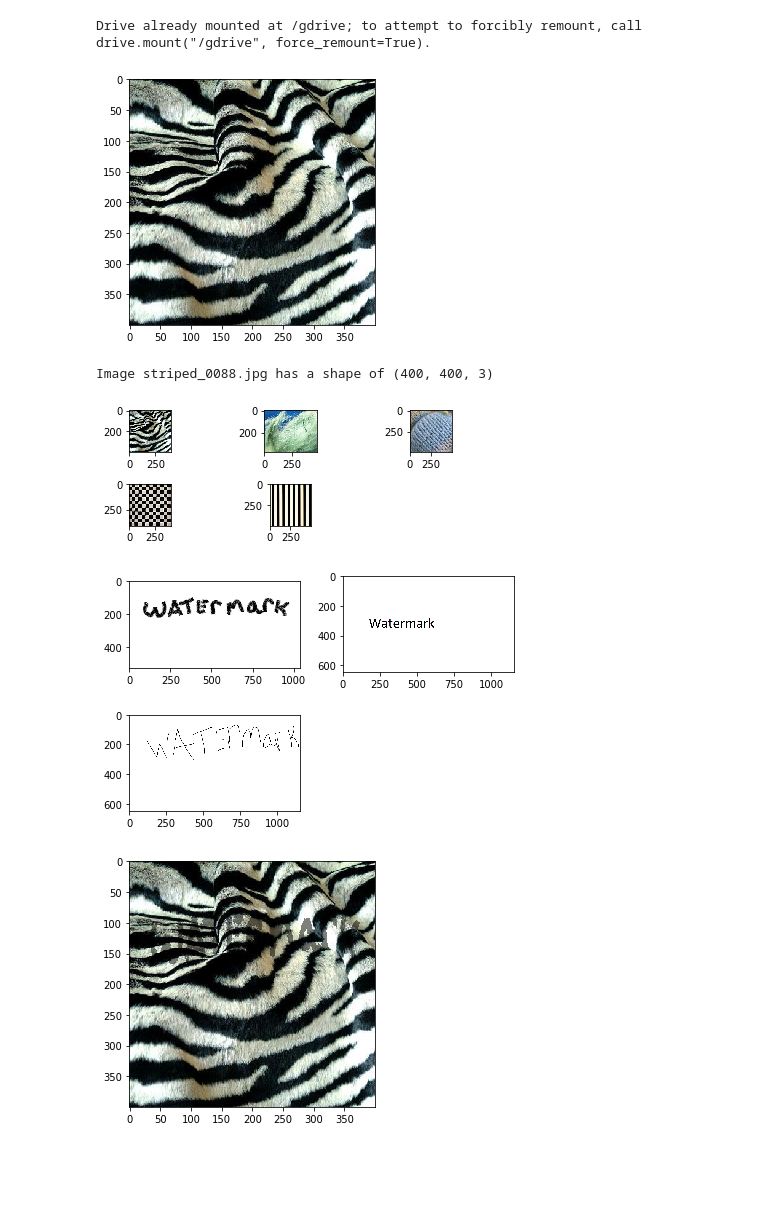
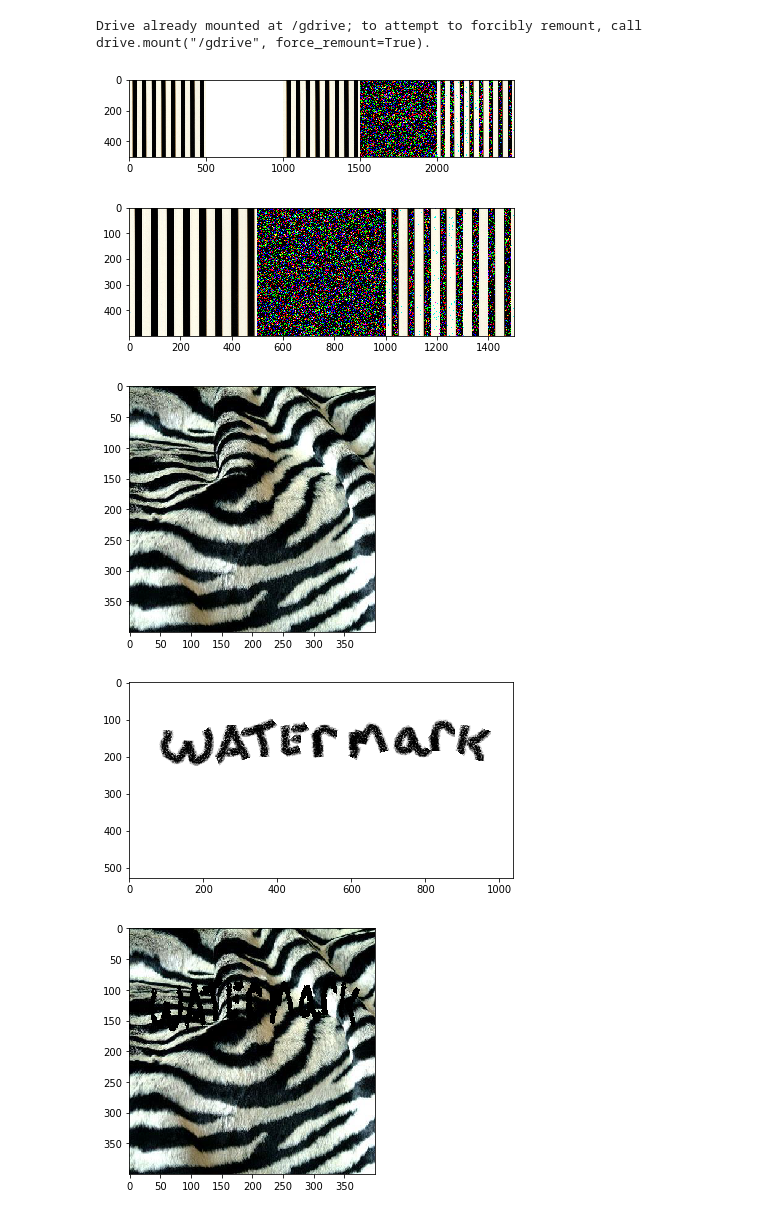
Before and after one commit to Babcock-R17/Image-Processing, a Jupyter notebook: Independent_Study.ipynb, the cells around one changed output. Cells and saved outputs as stored; diff of their text form; code cells hidden in the pictures; blank space fills up the shorter version.

```diff
--- a/Independent_Study.ipynb
+++ b/Independent_Study.ipynb
@@ -256,64 +282,93 @@ Drive already mounted at /gdrive; to attempt to forcibly remount, call drive.mou
 # %%
 # Creating a photo and adding to the photobook
 # defining my  photobook as book1
 book1 = dict()
 
 # Set file paths
 ## Image file Path
 img_path = os.path.join(workspace_path, "Full_Images/Custom")
 image_names = listdir(img_path)
 
 # defining my photo name as test_fname
-test_fname = image_names[0]  # select first image in folder
-test_img = Image_Processing(fp=img_path, fname=test_fname)
+test_fname = image_names[2]  # select first image in folder
+img = Photo.load(fp=img_path, fname=test_fname) # loads a photo from the file path and file name
+img = Image_Processing(fp=img_path, fname=test_fname, img=img)
 
-test_img.add_to_book(book1)
-test_img.show()
-test_img.describe()
+
+img.add_to_book(book1)
+
+# setting kernel size and sigma for the blurring
+# point spread function
+ksize = (5, 5) # Kernal size for the blur
+sigma_blur = 0.1 # Sigma for the convolution
+img.blur_img(ksize, sigma_blur) # sets the blur
+
+
+# Setting noise levels
+mean_noise = 0
+sigma_noise = 1
+img.noise_img(mean_noise, sigma_noise) # noise image is set.
+
+# preparing data type for image plus noise
+res_img = img.blur + img.noise
+# res_img = cv2.normalize(res_img, res_img, 0, 255, cv2.NORM_MINMAX, dtype=-1)
+
+# Show all three
+Photo.show_array(np.hstack((img.image, 255*np.ones(img.shape) ,img.blur, img.noise, res_img)).astype(np.uint8))
 # %% [output]
-[figure, old version]
+[figure, new version]
-Image striped_0088.jpg has a shape of (400, 400, 3)
+# %%
+Photo.show_array(np.hstack([img.blur, img.noise, res_img]))
+# %% [output]
+[figure, added]
 # %%
 # Set file paths
 ## Image file Path
 img_path = os.path.join(workspace_path, "Full_Images/Custom")
 image_names = listdir(img_path)
 
-# loading photos into a Queue
+# loading photos into a Dictionary
 book = dict()
 for fname in image_names:
-  (Image_Processing(fp=img_path, fname=fname)).add_to_book(book)
+  all_img = Photo.load(fp=img_path, fname=fname)
+  img = Image_Processing(img_path, fname, all_img)
+  img.add_to_book(book)
 
-Photo.show_multiple(book)
-
-test_img = book[list(book.keys())[0] ]
-
+# Photo.show_multiple(book)
+test_img = book[list(book.keys())[1] ]
 
 ## Watermark file path
 water_book = dict()
 water_path = os.path.join(workspace_path, "Watermarks/")
 
-# loading watermarks into a Queue
+# loading watermarks into a Dictionary
 watermark_names = listdir(water_path)
 for water_fname in watermark_names:
-  (Image_Processing(fp=water_path, fname=water_fname)).add_to_book(water_book)
+  all_img = Photo.load(fp=water_path, fname=water_fname)
+  img = Image_Processing(water_path, water_fname, all_img)
+  img.add_to_book(water_book)
 
-Photo.show_multiple(water_book)
+# Photo.show_multiple(water_book)
 water_img = water_book[list(water_book.keys())[0]]
 
-
-# set Shape of desired watermark
+# Set Shape of desired watermark
 adjust_shape = lambda h, w, c, size_param: np.array([int(size_param*h), int(size_param*w), c])
 h, w, c = test_img.shape
+
 size_param = 1
 target_shape = adjust_shape(h, w, c, size_param)
 
-location = [0, 0]
-alpha = 0.5
+s1, s2 = 0, 0
+location = [int(s1*(h-target_shape[0])), int(s2*(w-target_shape[1]))]
+alpha = 1
 composite_img = test_img.alpha_blend_watermark(water_img.image, target_shape, location, alpha)
+result_img = Image_Processing(workspace_path, "resulting_watermark.png", composite_img )
 
-Photo.show_array(composite_img)
+# Show images
+test_img.show()
+water_img.show()
+result_img.show()
 # %% [output]
-[figure, old version]
+[figure, new version]
-[figure, old version]
+[figure, new version]
-[figure, old version]
+[figure, new version]
```
Also changed, not shown: parts of 4 cells of this notebook.
